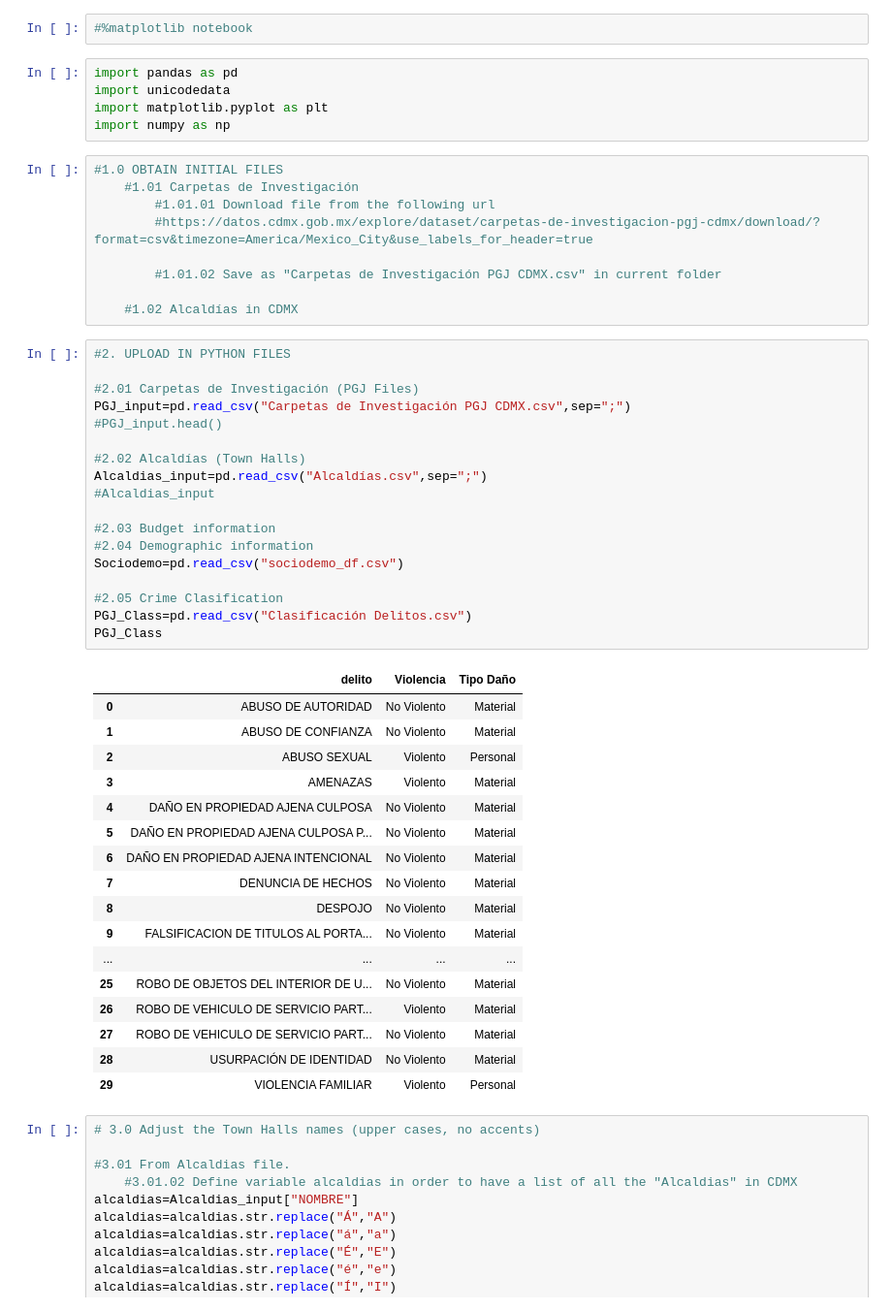
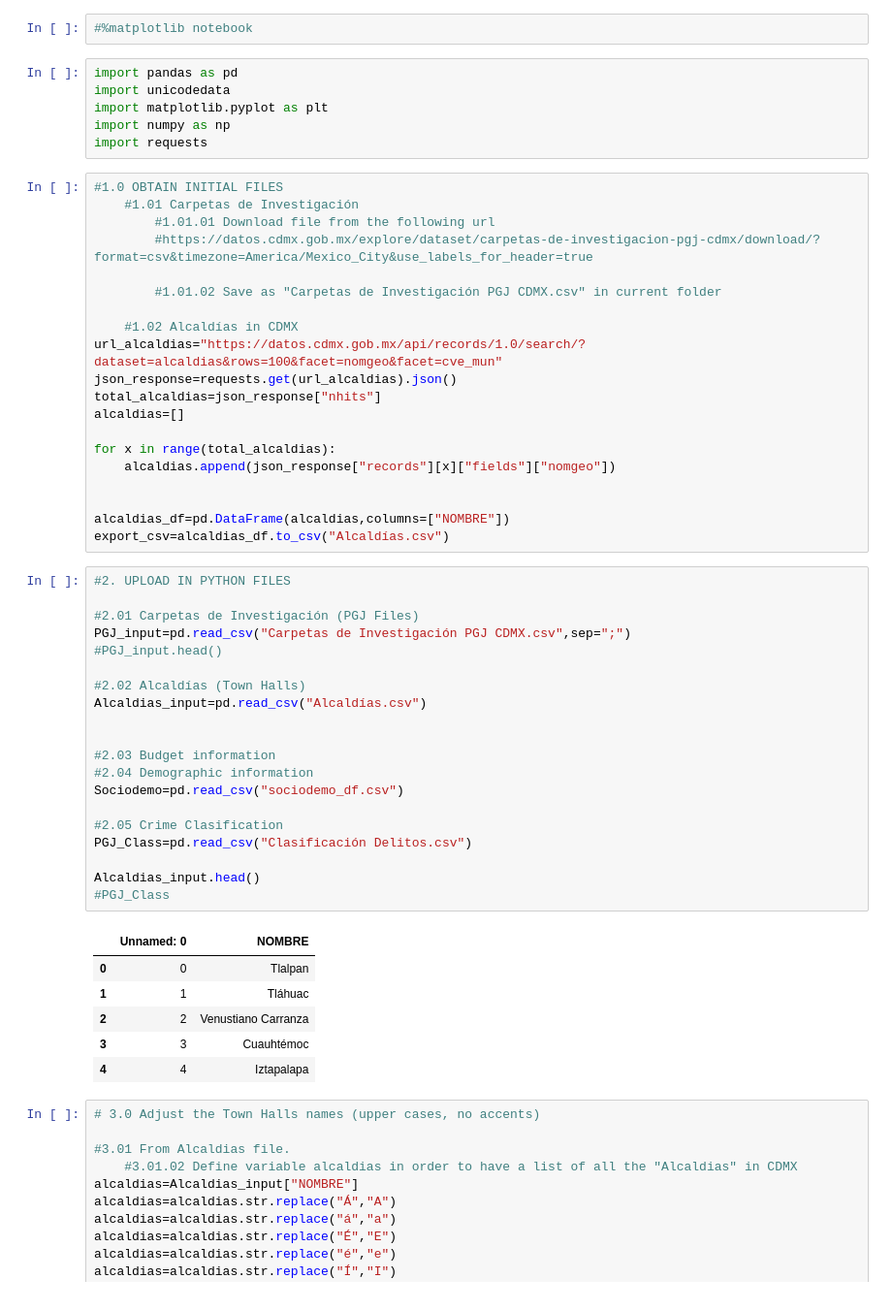
Before and after one commit to joseluismendozal10/Project1, a Jupyter notebook: Project.ipynb, the cells around one changed output. Shown: that part at 97% size. Drawn from its saved outputs; the diff is of its cells as text.

```diff
--- a/Project.ipynb
+++ b/Project.ipynb
@@ -5,6 +5,7 @@ import pandas as pd
 import unicodedata
 import matplotlib.pyplot as plt
 import numpy as np
+import requests
 # %%
 #1.0 OBTAIN INITIAL FILES
     #1.01 Carpetas de Investigación
@@ -14,42 +15,44 @@ import numpy as np
         #1.01.02 Save as "Carpetas de Investigación PGJ CDMX.csv" in current folder
 
     #1.02 Alcaldías in CDMX
+url_alcaldias="https://datos.cdmx.gob.mx/api/records/1.0/search/?dataset=alcaldias&rows=100&facet=nomgeo&facet=cve_mun"
+json_response=requests.get(url_alcaldias).json()
+total_alcaldias=json_response["nhits"]
+alcaldias=[]
+
+for x in range(total_alcaldias):
+    alcaldias.append(json_response["records"][x]["fields"]["nomgeo"])
+
+
+alcaldias_df=pd.DataFrame(alcaldias,columns=["NOMBRE"])
+export_csv=alcaldias_df.to_csv("Alcaldías.csv")
 # %%
 #2. UPLOAD IN PYTHON FILES
 
 #2.01 Carpetas de Investigación (PGJ Files)
 PGJ_input=pd.read_csv("Carpetas de Investigación PGJ CDMX.csv",sep=";")
 #PGJ_input.head()
 
 #2.02 Alcaldías (Town Halls)
-Alcaldias_input=pd.read_csv("Alcaldías.csv",sep=";")
-#Alcaldias_input
+Alcaldias_input=pd.read_csv("Alcaldías.csv")
+
 
 #2.03 Budget information
 #2.04 Demographic information
 Sociodemo=pd.read_csv("sociodemo_df.csv")
 
 #2.05 Crime Clasification
 PGJ_Class=pd.read_csv("Clasificación Delitos.csv")
-PGJ_Class
+
+Alcaldias_input.head()
+#PGJ_Class
 # %% [output]
-|  | delito | Violencia | Tipo Daño |
-| 0 | ABUSO DE AUTORIDAD | No Violento | Material |
-| 1 | ABUSO DE CONFIANZA | No Violento | Material |
-| 2 | ABUSO SEXUAL | Violento | Personal |
-| 3 | AMENAZAS | Violento | Material |
-| 4 | DAÑO EN PROPIEDAD AJENA CULPOSA | No Violento | Material |
-| 5 | DAÑO EN PROPIEDAD AJENA CULPOSA P... | No Violento | Material |
-| 6 | DAÑO EN PROPIEDAD AJENA INTENCIONAL | No Violento | Material |
-| 7 | DENUNCIA DE HECHOS | No Violento | Material |
-| 8 | DESPOJO | No Violento | Material |
-| 9 | FALSIFICACION DE TITULOS AL PORTA... | No Violento | Material |
-| ... | ... | ... | ... |
-| 25 | ROBO DE OBJETOS DEL INTERIOR DE U... | No Violento | Material |
-| 26 | ROBO DE VEHICULO DE SERVICIO PART... | Violento | Material |
-| 27 | ROBO DE VEHICULO DE SERVICIO PART... | No Violento | Material |
-| 28 | USURPACIÓN DE IDENTIDAD | No Violento | Material |
-| 29 | VIOLENCIA FAMILIAR | Violento | Personal |
+|  | Unnamed: 0 | NOMBRE |
+| 0 | 0 | Tlalpan |
+| 1 | 1 | Tláhuac |
+| 2 | 2 | Venustiano Carranza |
+| 3 | 3 | Cuauhtémoc |
+| 4 | 4 | Iztapalapa |
 # %%
 # 3.0 Adjust the Town Halls names (upper cases, no accents)
 
```
Also changed, not shown: 1 other file.
